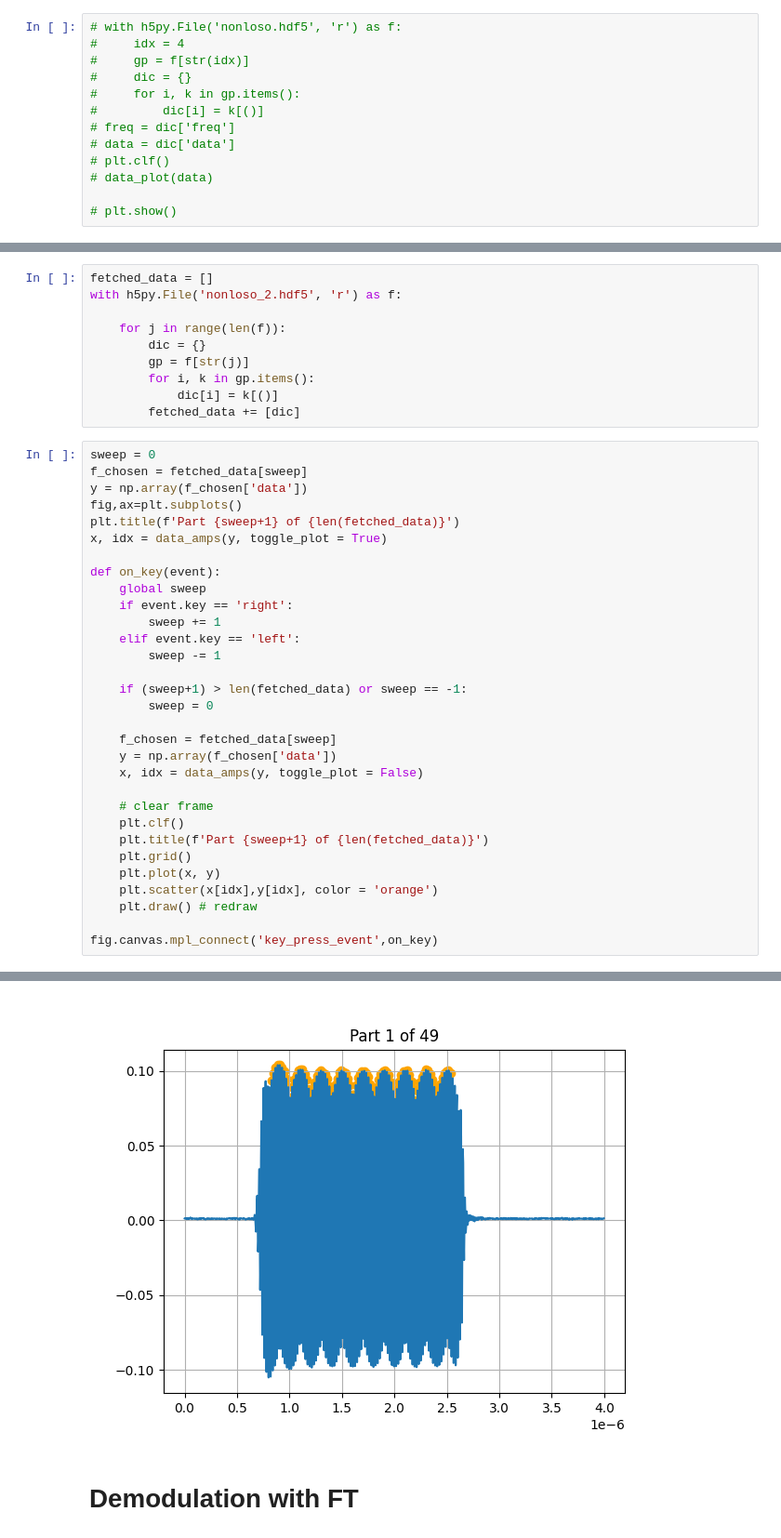
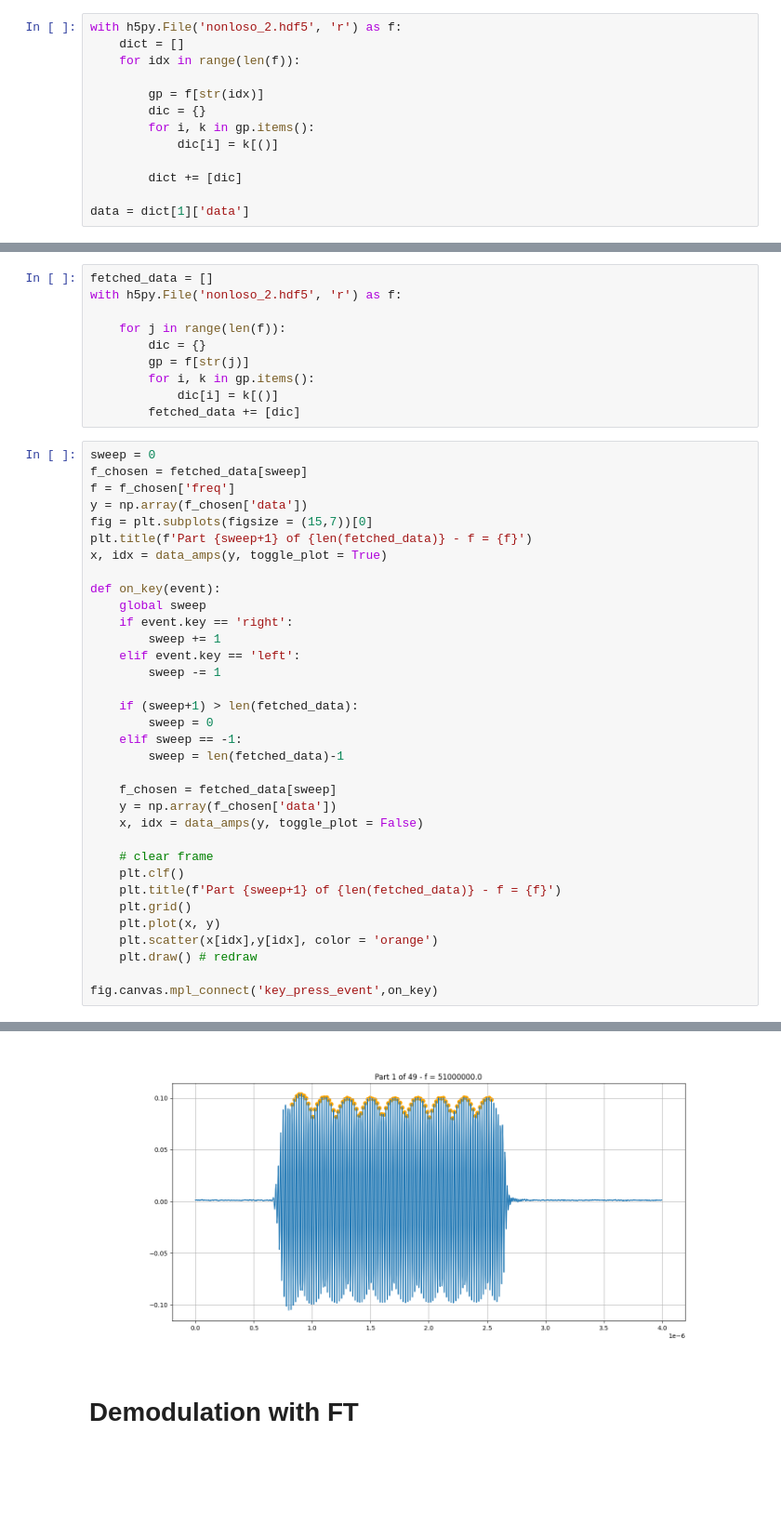
Before and after one commit to biqute/QTLab2324, a Jupyter notebook: PAandQubit/Actual_Work/Resonator_spectroscopy.ipynb, the cells around one changed output, grey strips where cells are left out. Shown at 93% size. Cells and saved outputs as stored; diff of their text form; blank space fills up the shorter version.

```diff
--- a/PAandQubit/Actual_Work/Resonator_spectroscopy.ipynb
+++ b/PAandQubit/Actual_Work/Resonator_spectroscopy.ipynb
@@ -191,18 +134,18 @@ plt.draw()
 # %% [markdown]
 # Read data from HDF5 file
 # %%
-# with h5py.File('nonloso.hdf5', 'r') as f:
-#     idx = 4
-#     gp = f[str(idx)]
-#     dic = {}
-#     for i, k in gp.items():
-#         dic[i] = k[()]
-# freq = dic['freq']
-# data = dic['data']
-# plt.clf()
-# data_plot(data)
+with h5py.File('nonloso_2.hdf5', 'r') as f:
+    dict = []
+    for idx in range(len(f)):
 
-# plt.show()
+        gp = f[str(idx)]
+        dic = {}
+        for i, k in gp.items():
+            dic[i] = k[()]
+
+        dict += [dic]
+
+data = dict[1]['data']
 # %% [markdown]
 # First Data Analysis tryout
 # %%
@@ -241,37 +184,40 @@ with h5py.File('nonloso_2.hdf5', 'r') as f:
 # %%
 sweep = 0
 f_chosen = fetched_data[sweep]
+f = f_chosen['freq']
 y = np.array(f_chosen['data'])
-fig,ax=plt.subplots()
-plt.title(f'Part {sweep+1} of {len(fetched_data)}')
+fig = plt.subplots(figsize = (15,7))[0]
+plt.title(f'Part {sweep+1} of {len(fetched_data)} - f = {f}')
 x, idx = data_amps(y, toggle_plot = True)
 
 def on_key(event):
     global sweep
     if event.key == 'right':
         sweep += 1
     elif event.key == 'left':
         sweep -= 1
 
-    if (sweep+1) > len(fetched_data) or sweep == -1:
+    if (sweep+1) > len(fetched_data):
         sweep = 0
+    elif sweep == -1:
+        sweep = len(fetched_data)-1
 
     f_chosen = fetched_data[sweep]
     y = np.array(f_chosen['data'])
     x, idx = data_amps(y, toggle_plot = False)
 
     # clear frame
     plt.clf()
-    plt.title(f'Part {sweep+1} of {len(fetched_data)}')
+    plt.title(f'Part {sweep+1} of {len(fetched_data)} - f = {f}')
     plt.grid()
     plt.plot(x, y)
     plt.scatter(x[idx],y[idx], color = 'orange')
     plt.draw() # redraw
 
 fig.canvas.mpl_connect('key_press_event',on_key)
 # %% [output]
 15
-[figure, old version]
+[figure, new version]
 # %% [markdown]
 # Demodulation with FT
 # %%
```
Also changed, not shown: parts of 6 cells of this notebook, 3 other files.
